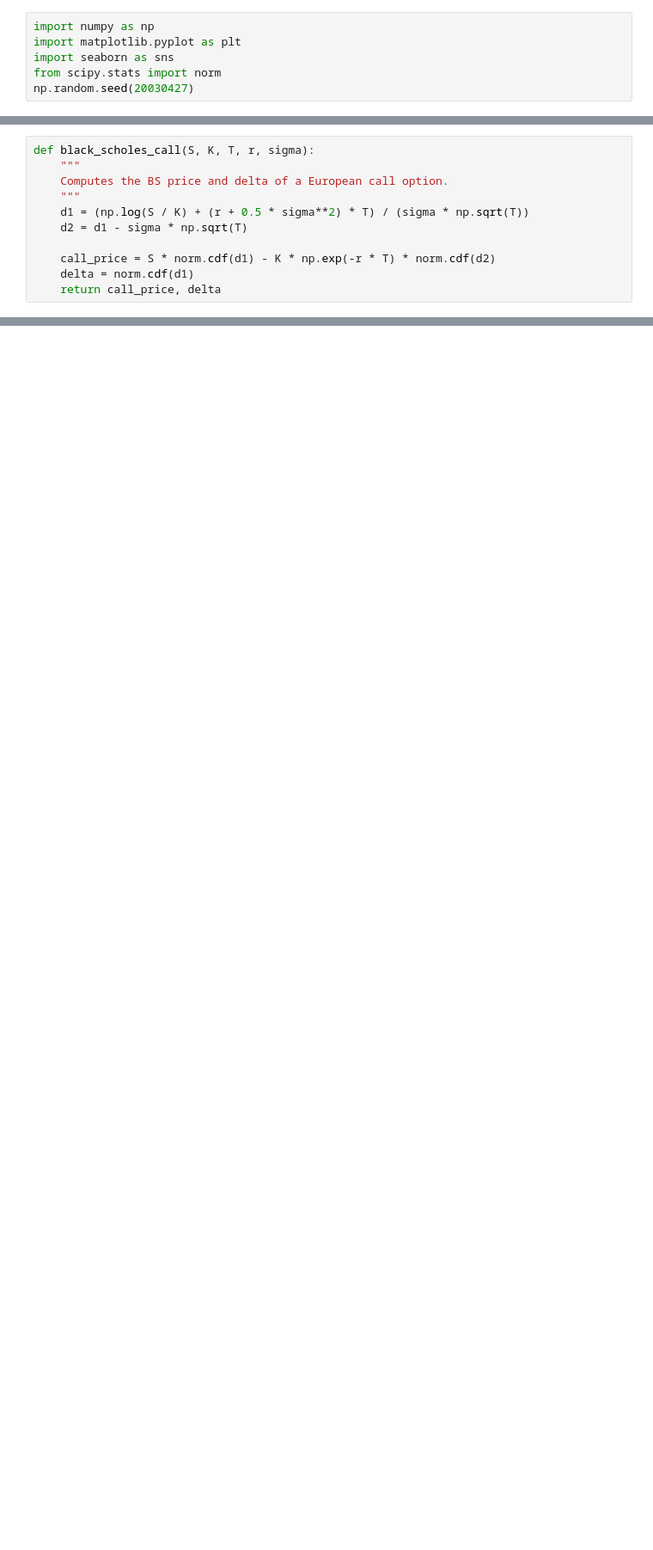
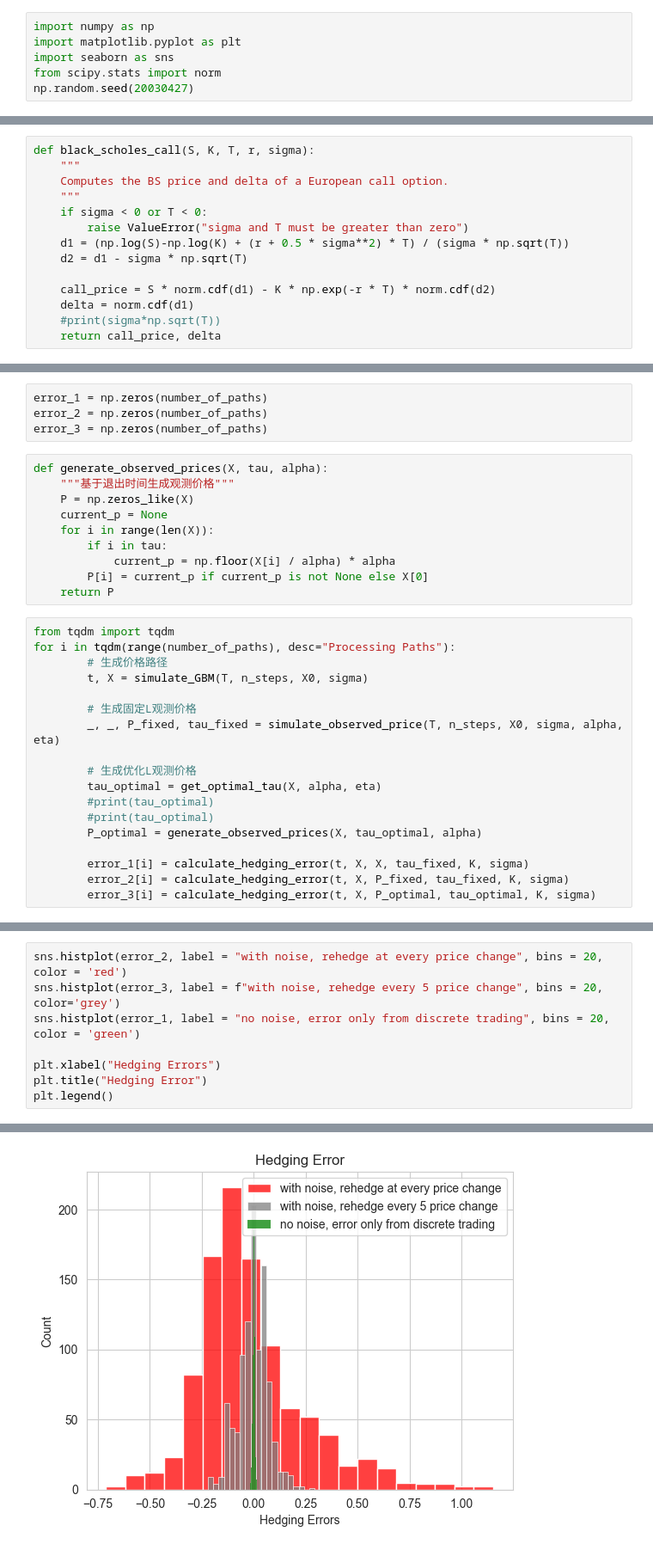
Before and after one commit to cs821/IC_MF_Market_Microstructure_CW, a Jupyter notebook: UncertaintyZone.ipynb, the cells around one changed output, grey strips where cells are left out. Shown: that part at 86% size. Cells and saved outputs as stored; diff of their text form; blank space fills up the shorter version.

```diff
--- a/UncertaintyZone.ipynb
+++ b/UncertaintyZone.ipynb
@@ -192,9 +207,12 @@ def black_scholes_call(S, K, T, r, sigma):
     """
     Computes the BS price and delta of a European call option.
     """
-    d1 = (np.log(S / K) + (r + 0.5 * sigma**2) * T) / (sigma * np.sqrt(T))
+    if sigma < 0 or T < 0:
+        raise ValueError("sigma and T must be greater than zero")
+    d1 = (np.log(S)-np.log(K) + (r + 0.5 * sigma**2) * T) / (sigma * np.sqrt(T))
     d2 = d1 - sigma * np.sqrt(T)
 
     call_price = S * norm.cdf(d1) - K * np.exp(-r * T) * norm.cdf(d2)
     delta = norm.cdf(d1)
+    #print(sigma*np.sqrt(T))
     return call_price, delta
@@ -200,0 +256,32 @@ def black_scholes_call(S, K, T, r, sigma):
+# %%
+error_1 = np.zeros(number_of_paths)
+error_2 = np.zeros(number_of_paths)
+error_3 = np.zeros(number_of_paths)
+# %%
+def generate_observed_prices(X, tau, alpha):
+    """基于退出时间生成观测价格"""
+    P = np.zeros_like(X)
+    current_p = None
+    for i in range(len(X)):
+        if i in tau:
+            current_p = np.floor(X[i] / alpha) * alpha
+        P[i] = current_p if current_p is not None else X[0]
+    return P
+# %%
+from tqdm import tqdm
+for i in tqdm(range(number_of_paths), desc="Processing Paths"):
+        # 生成价格路径
+        t, X = simulate_GBM(T, n_steps, X0, sigma)
+
+        # 生成固定L观测价格
+        _, _, P_fixed, tau_fixed = simulate_observed_price(T, n_steps, X0, sigma, alpha, eta)
+
+        # 生成优化L观测价格
+        tau_optimal = get_optimal_tau(X, alpha, eta)
+        #print(tau_optimal)
+        #print(tau_optimal)
+        P_optimal = generate_observed_prices(X, tau_optimal, alpha)
+
+        error_1[i] = calculate_hedging_error(t, X, X, tau_fixed, K, sigma)
+        error_2[i] = calculate_hedging_error(t, X, P_fixed, tau_fixed, K, sigma)
+        error_3[i] = calculate_hedging_error(t, X, P_optimal, tau_optimal, K, sigma)
@@ -200,0 +323,9 @@ def black_scholes_call(S, K, T, r, sigma):
+# %%
+sns.histplot(error_2, label = "with noise, rehedge at every price change", bins = 20, color = 'red')
+sns.histplot(error_3, label = f"with noise, rehedge every 5 price change", bins = 20, color='grey')
+sns.histplot(error_1, label = "no noise, error only from discrete trading", bins = 20, color = 'green')
+
+plt.xlabel("Hedging Errors")
+plt.title("Hedging Error")
+plt.legend()
+# %% [output]
@@ -200,0 +333 @@ def black_scholes_call(S, K, T, r, sigma):
+[figure, added]
```
Also changed, not shown: parts of 12 cells of this notebook.
